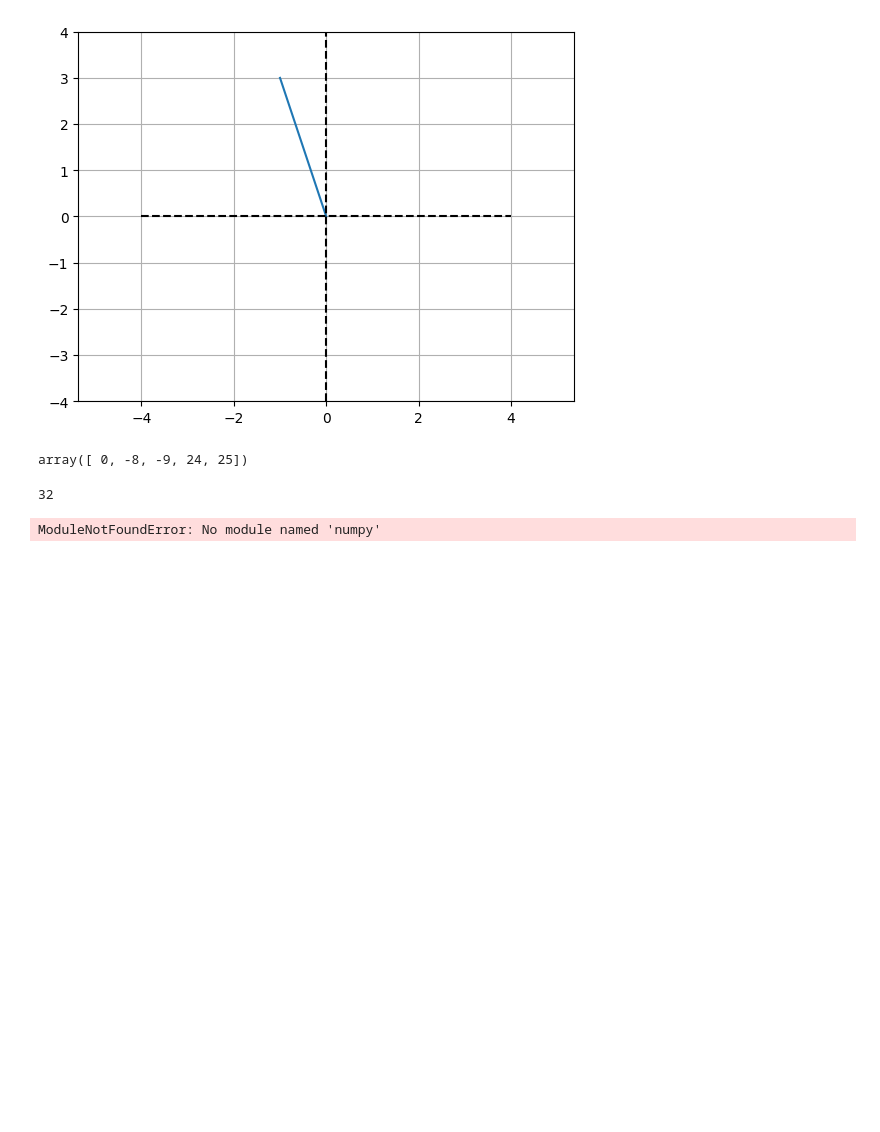
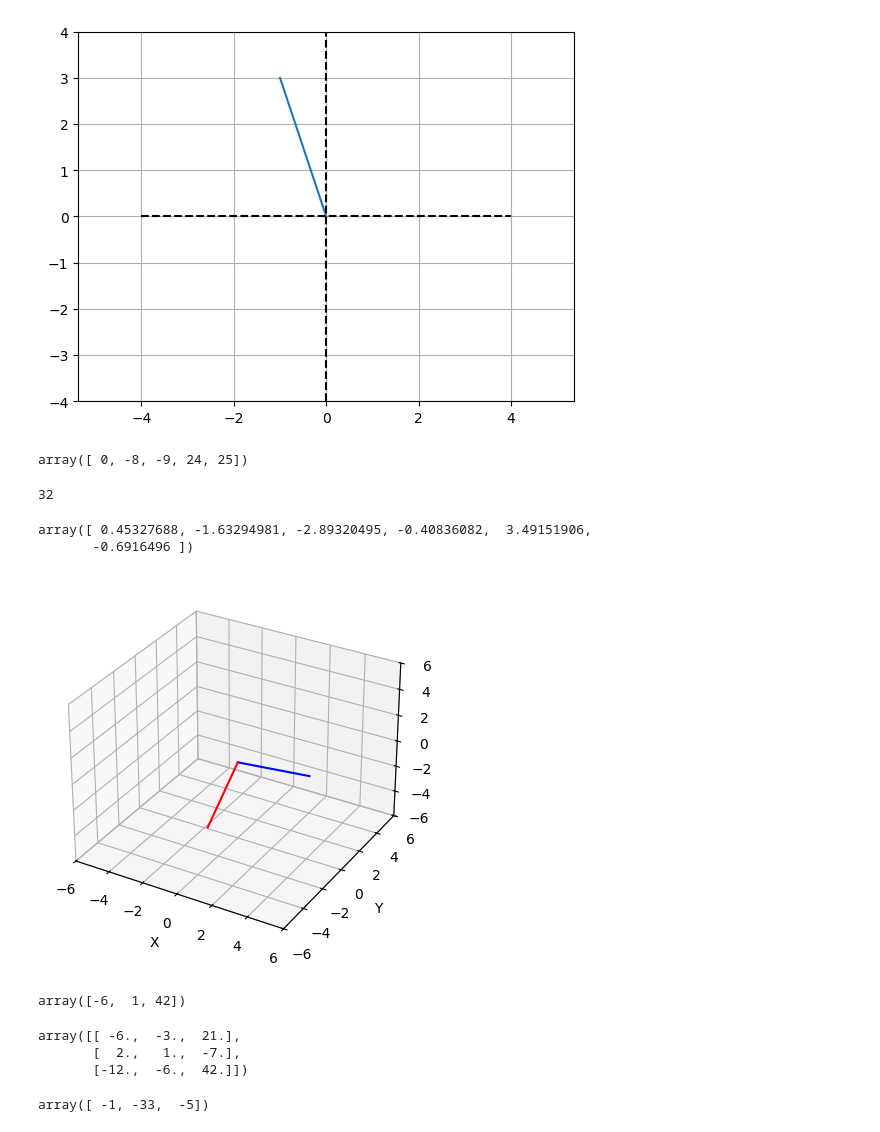
Before and after one commit to ElhamAfzali/Linear-Algebra, a Jupyter notebook: Untitled.ipynb, the cells around one changed output. Drawn from its saved outputs; the diff is of its cells as text; code cells hidden in the pictures; blank space fills up the shorter version.

```diff
--- a/Untitled.ipynb
+++ b/Untitled.ipynb
@@ -84,6 +84,7 @@ print(dotp)
 32
 # %%
 import numpy as np
-A = np.random.randn(4, 6)
+
+m, n = 4, 6
+A = np.random.randn(m, n)
+B = np.random.randn(m, n)
-# %% [output]
-ModuleNotFoundError: No module named 'numpy'
@@ -89,0 +95,8 @@ ModuleNotFoundError: No module named 'numpy'
+# %%
+dps
+# %% [output]
+array([ 0.45327688, -1.63294981, -2.89320495, -0.40836082,  3.49151906,
+       -0.6916496 ])
+# %%
+v1 = np.array([2, 4, -3])
+v2 = np.array([0, -3, -3])
@@ -89,0 +105,22 @@ ModuleNotFoundError: No module named 'numpy'
+# %%
+import matplotlib.pyplot as plt
+from mpl_toolkits.mplot3d import Axes3D
+import numpy as np
+
+fig = plt.figure()
+ax = fig.add_subplot(111, projection='3d')
+
+ax.plot([0, v1[0]], [0, v1[1]], [0, v1[2]], 'b')
+ax.plot([0, v2[0]], [0, v2[1]], [0, v2[2]], 'r')
+
+ax.set_xlim(-6, 6)
+ax.set_ylim(-6, 6)
+ax.set_zlim(-6, 6)
+
+ax.set_xlabel('X')
+ax.set_ylabel('Y')
+ax.set_zlabel('Z')
+
+plt.show()
+# %% [output]
+[figure, added]
@@ -89,0 +132,4 @@ ModuleNotFoundError: No module named 'numpy'
+# %%
+c
+# %% [output]
+array([-6,  1, 42])
@@ -89,0 +142,6 @@ ModuleNotFoundError: No module named 'numpy'
+# %%
+op
+# %% [output]
+array([[ -6.,  -3.,  21.],
+       [  2.,   1.,  -7.],
+       [-12.,  -6.,  42.]])
@@ -89,0 +150,4 @@ ModuleNotFoundError: No module named 'numpy'
+# %%
+c
+# %% [output]
+array([ -1, -33,  -5])
```
Also changed, not shown: parts of 13 cells of this notebook.
